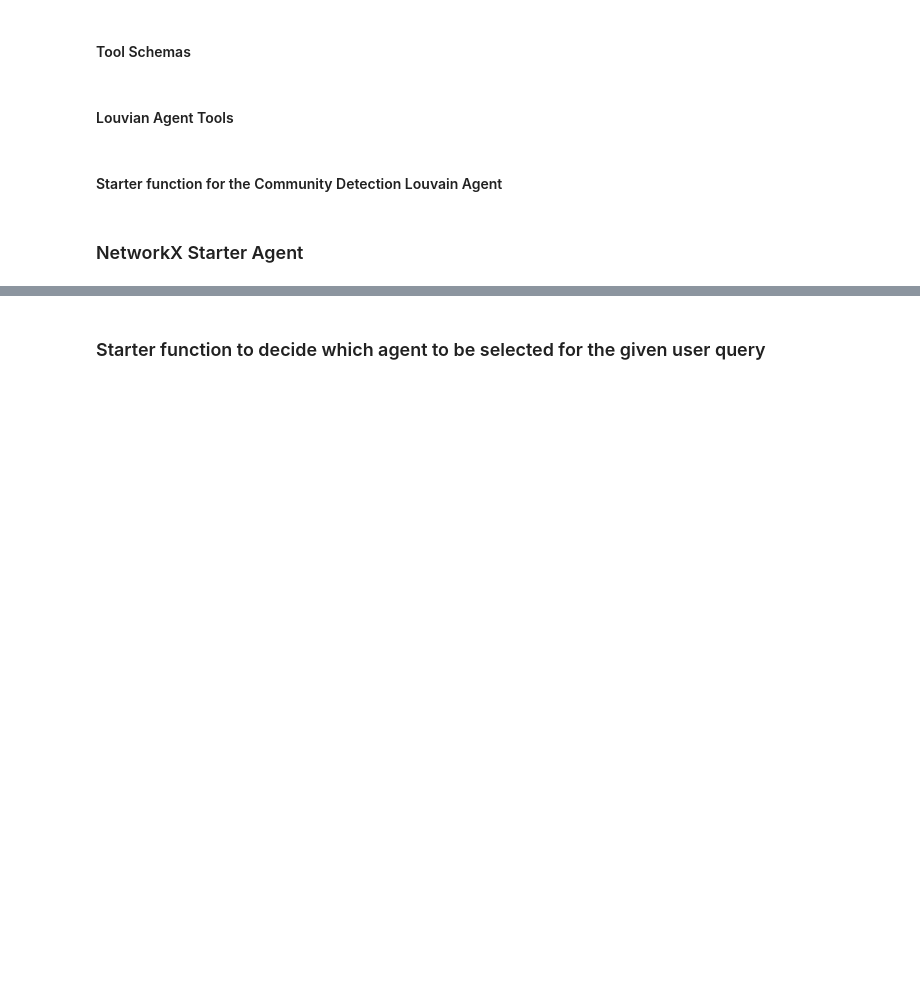
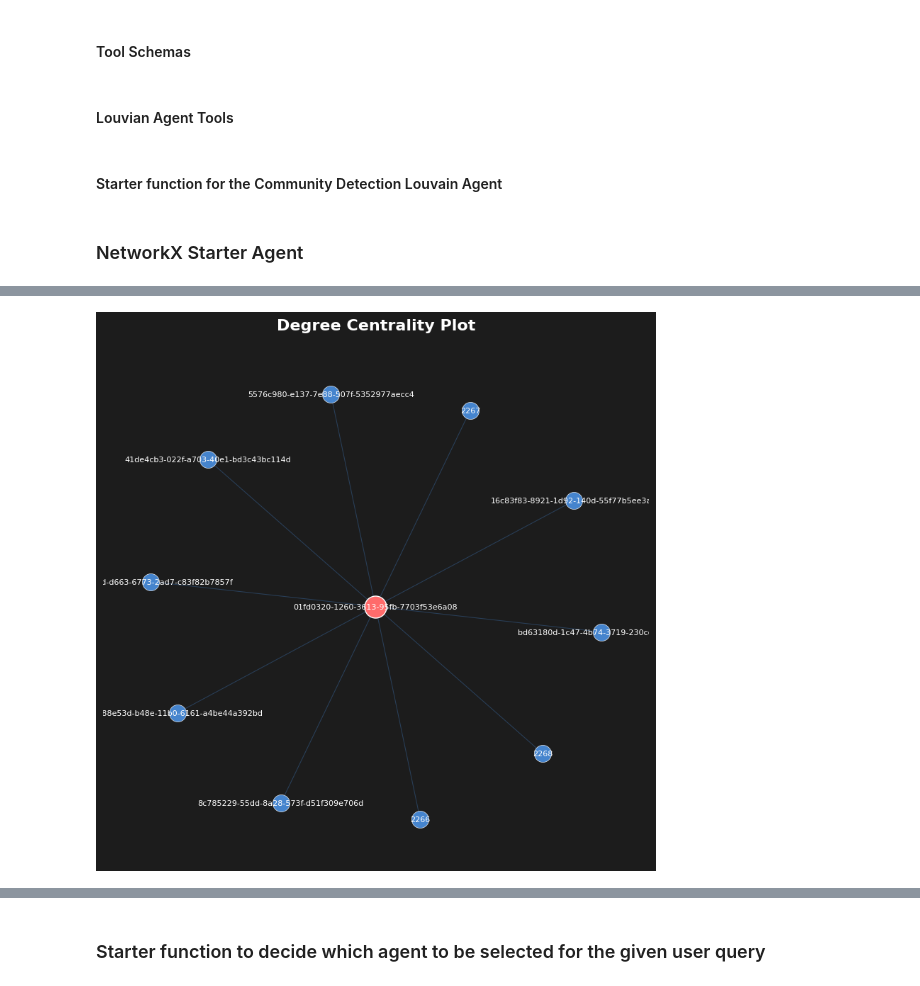
Before and after one commit to GurneeshBudhiraja/ArangoDB-Hackathon, a Jupyter notebook: main.ipynb, the cells around one changed output, grey strips where cells are left out. Cells and saved outputs as stored; diff of their text form; code cells hidden in the pictures; blank space fills up the shorter version.

```diff
--- a/main.ipynb
+++ b/main.ipynb
@@ -555,0 +651,6 @@ def networkX_starter_agent(user_query:str):
+# %%
+et = parser_response["entity_type"]
+rlship = parser_response["relationship"]
+tp_n = parser_response["top_n"]
+
+query_response = dc_query_generator(user_query=user_query,entity_type=et, relationship=rlship, top_n=tp_n)
@@ -555,0 +776,55 @@ def networkX_starter_agent(user_query:str):
+# %%
+# Get the highest-degree node
+top_node, _ = max(degree_centrality.items(), key=lambda x: x[1])
+# Get a limited number of neighbors (for example, 5 neighbors)
+neighbors = list(G.neighbors(top_node))[:10]
+subgraph_nodes = [top_node] + neighbors
+
+subG = G.subgraph(subgraph_nodes)
+
+# Create figure with a dark background
+plt.style.use('dark_background')
+plt.figure(figsize=(8, 8), facecolor='#1C1C1C')
+plt.gca().set_facecolor('#1C1C1C')
+
+# Use a more visually appealing layout
+sub_pos = nx.spring_layout(subG, k=0.8)
+
+# Draw edges with a glowing effect
+nx.draw_networkx_edges(subG, sub_pos, alpha=0.3, edge_color='#4A90E2', width=0.8)
+
+# Draw regular nodes with a modern blue color and slight transparency
+nx.draw_networkx_nodes(subG, sub_pos,
+                      node_size=300,
+                      node_color='#4A90E2',
+                      alpha=0.9,
+                      edgecolors='white',
+                      linewidths=0.5)
+
+# Highlight the top node with a contrasting color and larger size
+nx.draw_networkx_nodes(subG, sub_pos,
+                      nodelist=[top_node],
+                      node_size=500,
+                      node_color='#FF6B6B',
+                      alpha=1,
+                      edgecolors='white',
+                      linewidths=1)
+
+# Add labels with improved visibility
+nx.draw_networkx_labels(subG, sub_pos,
+                      font_size=8,
+                      font_color='white',
+                      font_weight='light')
+
+plt.title("Degree Centrality Plot",
+          fontsize=16,
+          color='white',
+          pad=20,
+          fontweight='bold')
+plt.axis("off")
+
+# Add a tight layout and display
+plt.tight_layout()
+plt.show()
+# %% [output]
+[figure, added]
```
Also changed, not shown: parts of 25 cells of this notebook.
